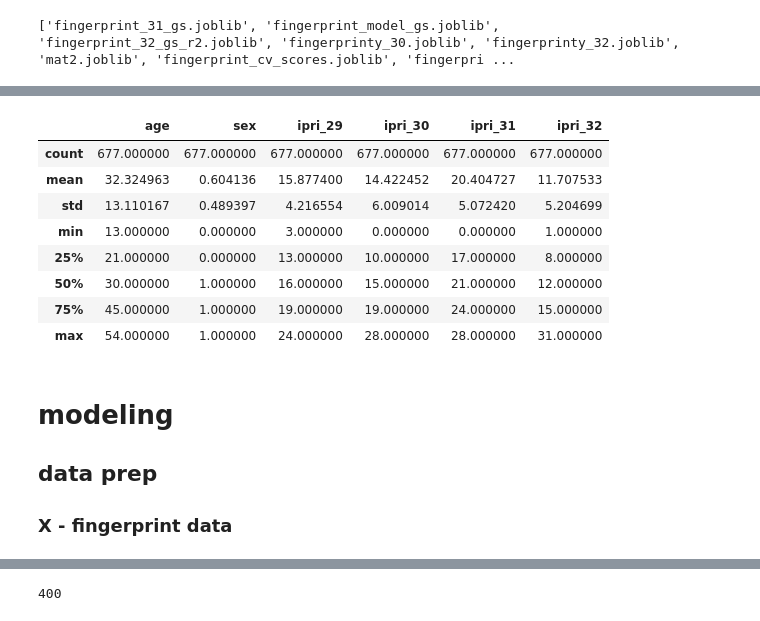
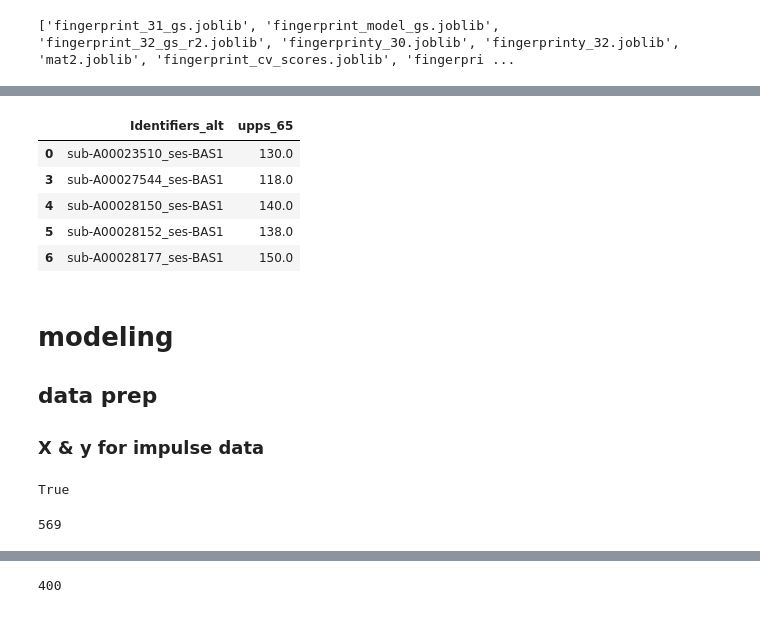
Before and after one commit to vnbcs/workspace, a Jupyter notebook: python_code/fingerprint_data.ipynb, the cells around one changed output, grey strips where cells are left out. Drawn from its saved outputs; the diff is of its cells as text; code cells hidden in the pictures.

```diff
--- a/python_code/fingerprint_data.ipynb
+++ b/python_code/fingerprint_data.ipynb
@@ -123,0 +69,4 @@ KeyError: 0
+# %%
+phenoimpulse = pheno_df.loc[pheno_df["has_impulse"].eq(True)]
+# %%
+impulse_df_ordered = pd.DataFrame(phenoimpulse.Identifiers_alt)
@@ -124 +97,4 @@ KeyError: 0
+# %%
+def getImpulse(sub):
+    return impulse_df.loc[impulse_df.Identifiers.eq(sub),"upps_65"].values[0]
 # %%
@@ -133,16 +104,15 @@ impulse_df.head()
 # %%
-pheno_df.describe()
+impulse_df_ordered["upps_65"]=impulse_df_ordered.Identifiers_alt.map(getImpulse)
-# %% [output]
-|  | age | sex | ipri_29 | ipri_30 | ipri_31 | ipri_32 |
-| count | 677.000000 | 677.000000 | 677.000000 | 677.000000 | 677.000000 | 677.000000 |
-| mean | 32.324963 | 0.604136 | 15.877400 | 14.422452 | 20.404727 | 11.707533 |
-| std | 13.110167 | 0.489397 | 4.216554 | 6.009014 | 5.072420 | 5.204699 |
-| min | 13.000000 | 0.000000 | 3.000000 | 0.000000 | 0.000000 | 1.000000 |
-| 25% | 21.000000 | 0.000000 | 13.000000 | 10.000000 | 17.000000 | 8.000000 |
-| 50% | 30.000000 | 1.000000 | 16.000000 | 15.000000 | 21.000000 | 12.000000 |
-| 75% | 45.000000 | 1.000000 | 19.000000 | 19.000000 | 24.000000 | 15.000000 |
-| max | 54.000000 | 1.000000 | 24.000000 | 28.000000 | 28.000000 | 31.000000 |
+# %%
+impulse_df_ordered.head()
+# %% [output]
+|  | Identifiers_alt | upps_65 |
+| 0 | sub-A00023510_ses-BAS1 | 130.0 |
+| 3 | sub-A00027544_ses-BAS1 | 118.0 |
+| 4 | sub-A00028150_ses-BAS1 | 140.0 |
+| 5 | sub-A00028152_ses-BAS1 | 138.0 |
+| 6 | sub-A00028177_ses-BAS1 | 150.0 |
 # %% [markdown]
 # modeling
 ## data prep
-### X - fingerprint data
+### X & y for impulse data
@@ -148,0 +121,4 @@ pheno_df.describe()
+# %%
+3 in impulse_df_ordered.index
+# %% [output]
+True
@@ -148,0 +127,4 @@ pheno_df.describe()
+# %%
+len(X_impulse)
+# %% [output]
+569
```
Also changed, not shown: parts of 33 cells of this notebook, 2 other files.
